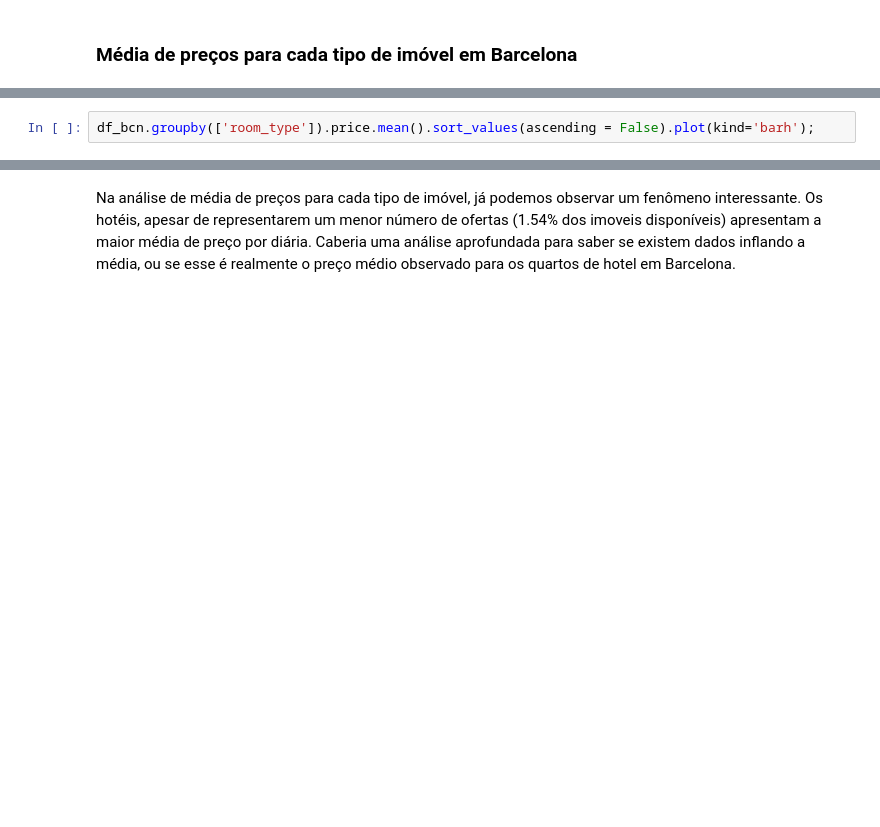
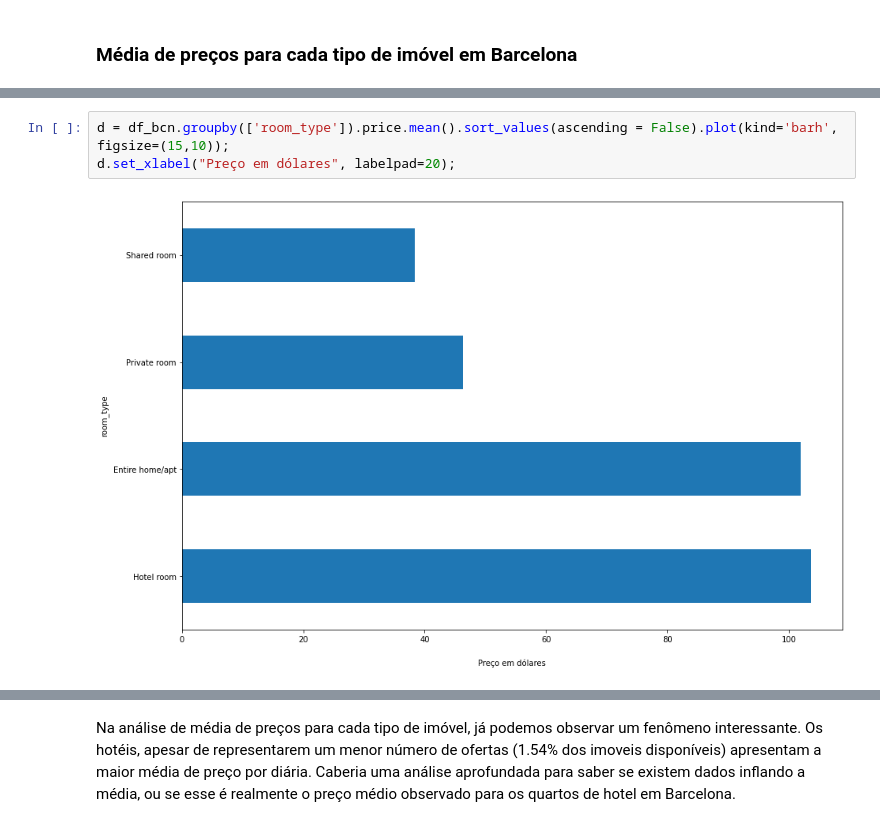
Before and after one commit to henriquepaes1/analiseairbnb, a Jupyter notebook: AirbnbBarcelona.ipynb, the cells around one changed output, grey strips where cells are left out. Drawn from its saved outputs; the diff is of its cells as text; blank space fills up the shorter version.

```diff
--- a/AirbnbBarcelona.ipynb
+++ b/AirbnbBarcelona.ipynb
@@ -377,5 +389,8 @@ df_bcn.groupby(['room_type']).price.mean().sort_values(ascending = False)
 # %%
-df_bcn.groupby(['room_type']).price.mean().sort_values(ascending = False).plot(kind='barh');
+d = df_bcn.groupby(['room_type']).price.mean().sort_values(ascending = False).plot(kind='barh', figsize=(15,10));
+d.set_xlabel("Preço em dólares", labelpad=20);
+# %% [output]
+[figure, added]
 # %%
 hotel = df_bcn[df_bcn.room_type == 'Hotel room'].shape[0]
 entire = df_bcn[df_bcn.room_type == 'Entire home/apt'].shape[0]
```
Also changed, not shown: parts of 7 cells of this notebook.
